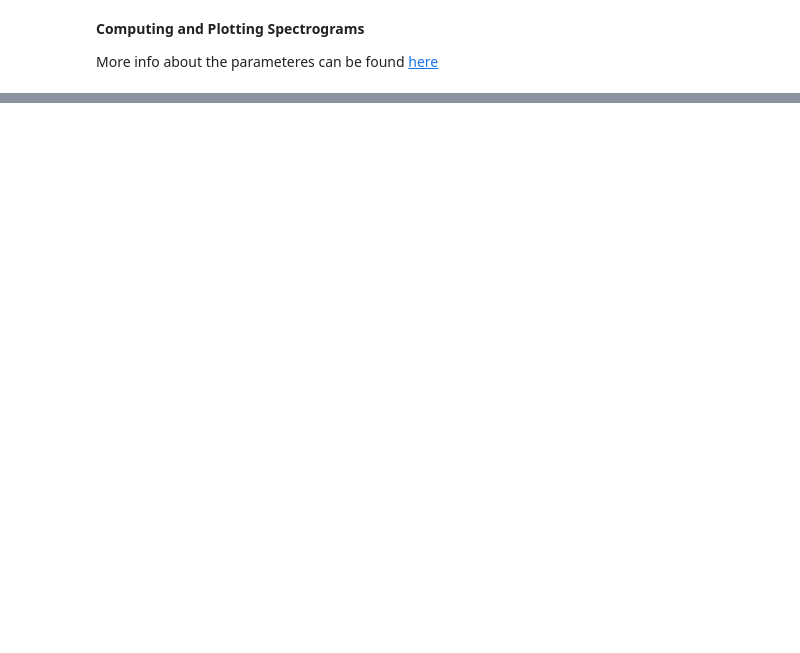
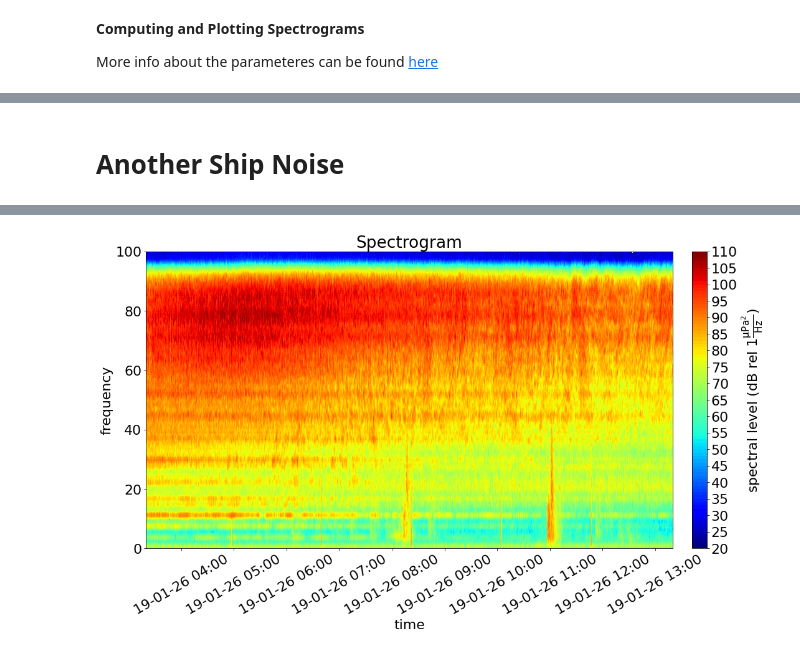
Before and after one commit to shimaabadi/OOI, a Jupyter notebook: read_hydrophone.ipynb, the cells around one changed output, grey strips where cells are left out. Drawn from its saved outputs; the diff is of its cells as text; code cells hidden in the pictures; blank space fills up the shorter version.

```diff
--- a/read_hydrophone.ipynb
+++ b/read_hydrophone.ipynb
@@ -119,0 +121,10 @@ ooipy.plot(spec1, fmin=0, fmax=28000, xlabel_rot=30,vmax=90)
+# %% [markdown]
+# Another Ship Noise
+# %%
+starttime = datetime.datetime(2019,1,26,3,20)
+endtime = datetime.datetime(2019,1,26,4,20)
+node = 'Axial_Base'
+data_trace = ooipy.get_acoustic_data_LF(starttime, endtime, node, verbose=True, zero_mean=True)
+spec = data_trace.compute_spectrogram(L = 256,avg_time=None, overlap=0.9)
+ooipy.plot(spec, fmin=0, fmax=100, xlabel_rot=30,vmax=110)
+# %% [output]
@@ -119,0 +132 @@ ooipy.plot(spec1, fmin=0, fmax=28000, xlabel_rot=30,vmax=90)
+[figure, added]
```
Also changed, not shown: parts of 24 cells of this notebook.
